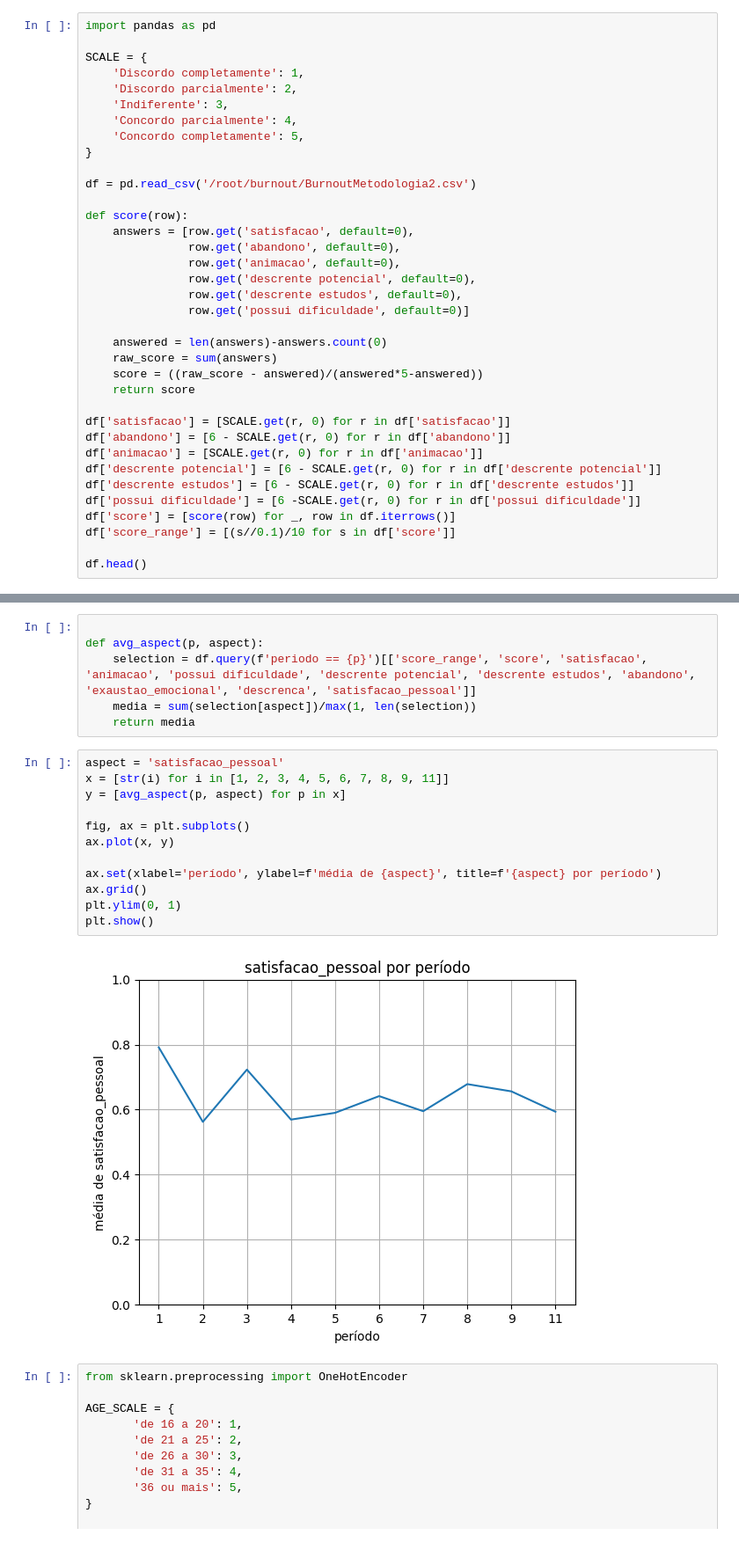
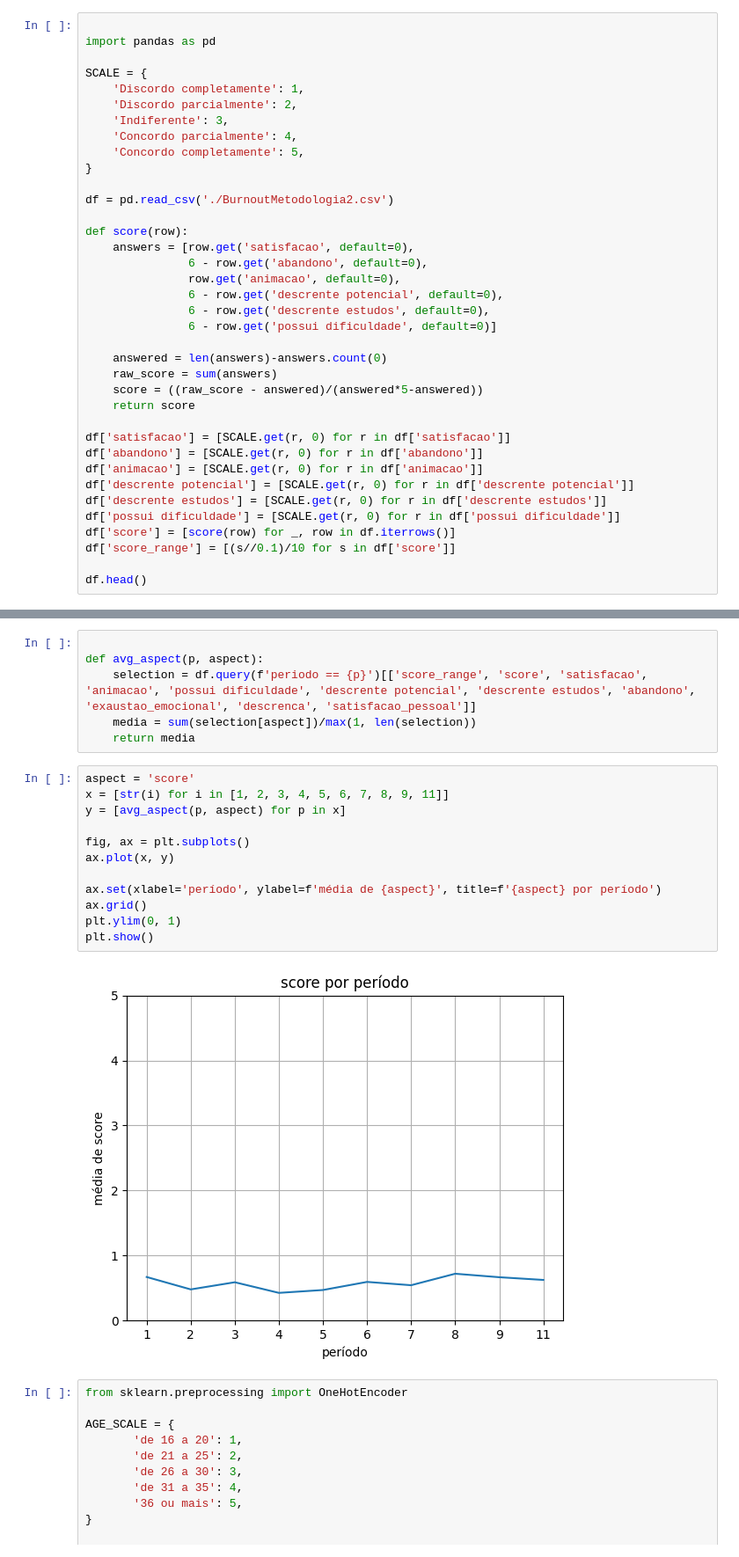
Before and after one commit to PedABR/MC_Analysis, a Jupyter notebook: analysis.ipynb, the cells around one changed output, grey strips where cells are left out. Shown at 88% size. Cells and saved outputs as stored; diff of their text form.

Commit message:
score calc fix

```diff
--- a/analysis.ipynb
+++ b/analysis.ipynb
@@ -1,4 +1,5 @@
 # %%
+
 import pandas as pd
 
 SCALE = {
@@ -9,15 +10,15 @@ SCALE = {
     'Concordo completamente': 5,
 }
 
-df = pd.read_csv('/root/burnout/BurnoutMetodologia2.csv')
+df = pd.read_csv('./BurnoutMetodologia2.csv')
 
 def score(row):
     answers = [row.get('satisfacao', default=0),
-               row.get('abandono', default=0),
+               6 - row.get('abandono', default=0),
                row.get('animacao', default=0),
-               row.get('descrente potencial', default=0),
-               row.get('descrente estudos', default=0),
-               row.get('possui dificuldade', default=0)]
+               6 - row.get('descrente potencial', default=0),
+               6 - row.get('descrente estudos', default=0),
+               6 - row.get('possui dificuldade', default=0)]
 
     answered = len(answers)-answers.count(0)
     raw_score = sum(answers)
@@ -25,11 +26,11 @@ def score(row):
     return score
 
 df['satisfacao'] = [SCALE.get(r, 0) for r in df['satisfacao']]
-df['abandono'] = [6 - SCALE.get(r, 0) for r in df['abandono']]
+df['abandono'] = [SCALE.get(r, 0) for r in df['abandono']]
 df['animacao'] = [SCALE.get(r, 0) for r in df['animacao']]
-df['descrente potencial'] = [6 - SCALE.get(r, 0) for r in df['descrente potencial']]
-df['descrente estudos'] = [6 - SCALE.get(r, 0) for r in df['descrente estudos']]
-df['possui dificuldade'] = [6 -SCALE.get(r, 0) for r in df['possui dificuldade']]
+df['descrente potencial'] = [SCALE.get(r, 0) for r in df['descrente potencial']]
+df['descrente estudos'] = [SCALE.get(r, 0) for r in df['descrente estudos']]
+df['possui dificuldade'] = [SCALE.get(r, 0) for r in df['possui dificuldade']]
 df['score'] = [score(row) for _, row in df.iterrows()]
 df['score_range'] = [(s//0.1)/10 for s in df['score']]
 
@@ -90,19 +111,19 @@ def avg_aspect(p, aspect):
     media = sum(selection[aspect])/max(1, len(selection))
     return media
 # %%
-aspect = 'satisfacao_pessoal'
+aspect = 'score'
 x = [str(i) for i in [1, 2, 3, 4, 5, 6, 7, 8, 9, 11]]
 y = [avg_aspect(p, aspect) for p in x]
 
 fig, ax = plt.subplots()
 ax.plot(x, y)
 
 ax.set(xlabel='período', ylabel=f'média de {aspect}', title=f'{aspect} por período')
 ax.grid()
 plt.ylim(0, 1)
 plt.show()
 # %% [output]
-[figure, old version]
+[figure, new version]
 # %%
 from sklearn.preprocessing import OneHotEncoder
 
```
Also changed, not shown: parts of 4 cells of this notebook.
